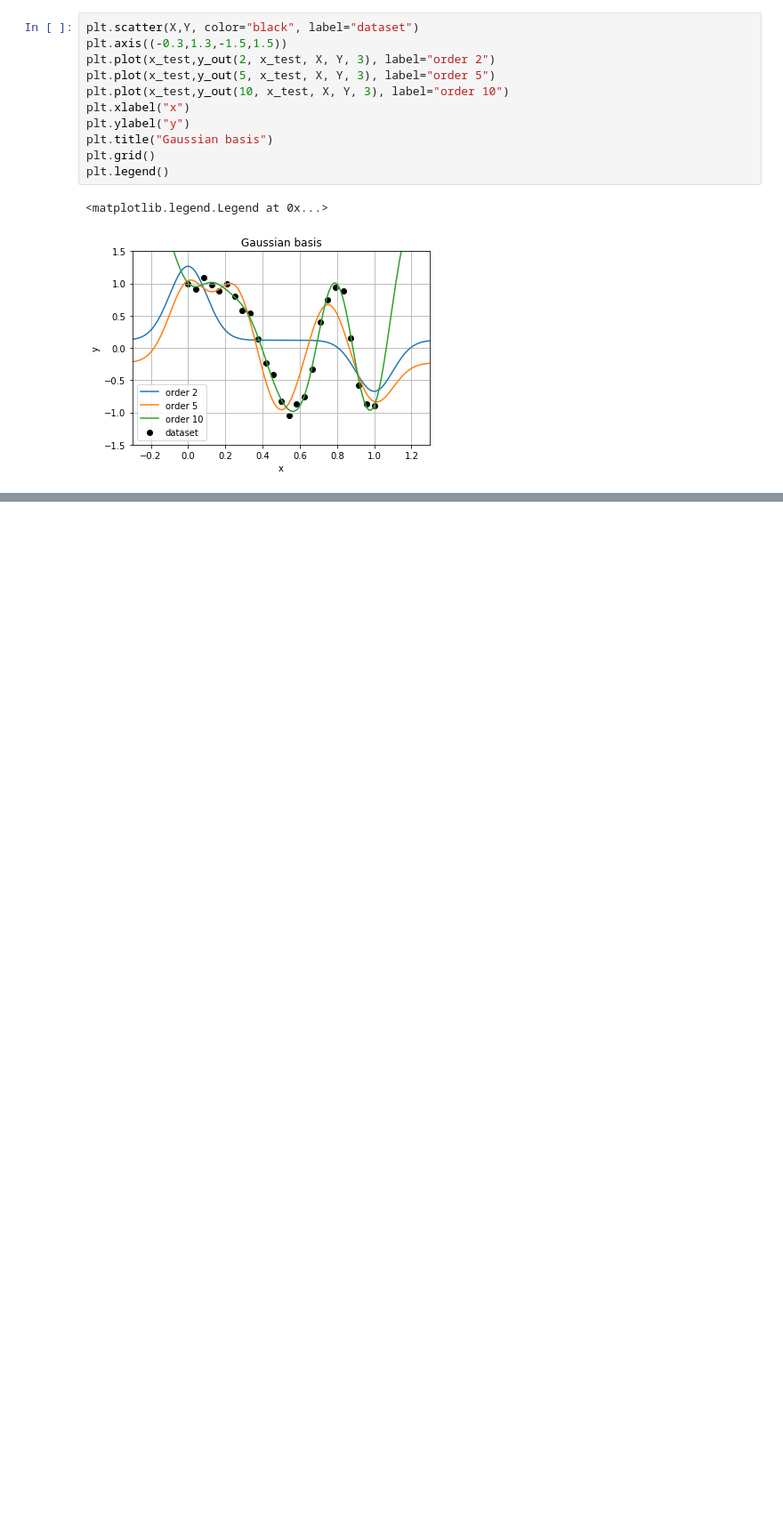
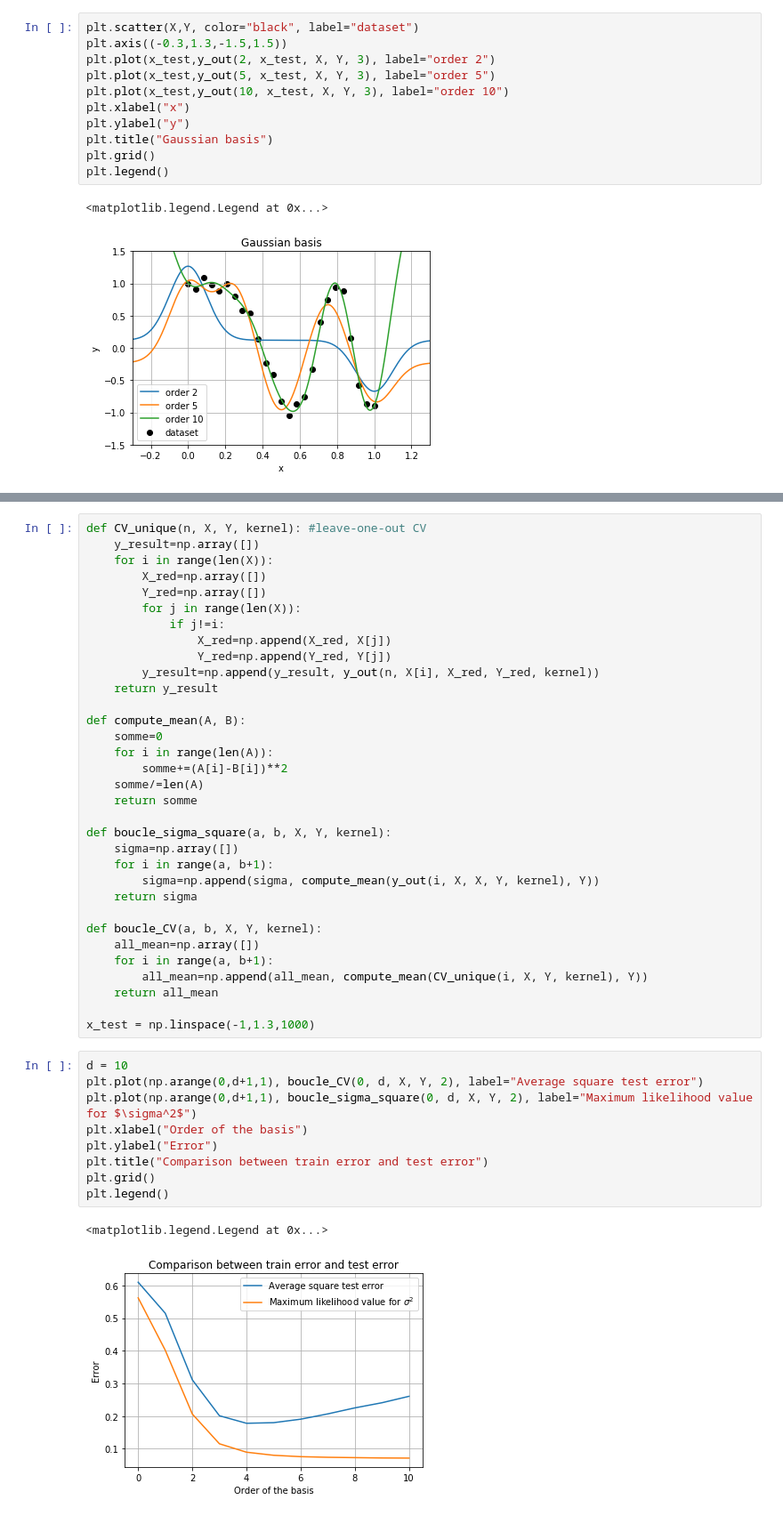
Before and after one commit to StaffG/MLE-MAP, a Jupyter notebook: MLE-MAP.ipynb, the cells around one changed output, grey strips where cells are left out. Shown at 89% size. Saved outputs shown, nothing was run; the diff lists cells and outputs as text; blank space fills up the shorter version.

```diff
--- a/MLE-MAP.ipynb
+++ b/MLE-MAP.ipynb
@@ -281,0 +318,45 @@ There are two terms in the loss function. The first one describes how the model
+# %%
+def CV_unique(n, X, Y, kernel): #leave-one-out CV
+    y_result=np.array([])
+    for i in range(len(X)):
+        X_red=np.array([])
+        Y_red=np.array([])
+        for j in range(len(X)):
+            if j!=i:
+                X_red=np.append(X_red, X[j])
+                Y_red=np.append(Y_red, Y[j])
+        y_result=np.append(y_result, y_out(n, X[i], X_red, Y_red, kernel))
+    return y_result
+
+def compute_mean(A, B):
+    somme=0
+    for i in range(len(A)):
+        somme+=(A[i]-B[i])**2
+    somme/=len(A)
+    return somme
+
+def boucle_sigma_square(a, b, X, Y, kernel):
+    sigma=np.array([])
+    for i in range(a, b+1):
+        sigma=np.append(sigma, compute_mean(y_out(i, X, X, Y, kernel), Y))
+    return sigma
+
+def boucle_CV(a, b, X, Y, kernel):
+    all_mean=np.array([])
+    for i in range(a, b+1):
+        all_mean=np.append(all_mean, compute_mean(CV_unique(i, X, Y, kernel), Y))
+    return all_mean
+
+x_test = np.linspace(-1,1.3,1000)
+# %%
+d = 10
+plt.plot(np.arange(0,d+1,1), boucle_CV(0, d, X, Y, 2), label="Average square test error")
+plt.plot(np.arange(0,d+1,1), boucle_sigma_square(0, d, X, Y, 2), label="Maximum likelihood value for $\sigma^2$")
+plt.xlabel("Order of the basis")
+plt.ylabel("Error")
+plt.title("Comparison between train error and test error")
+plt.grid()
+plt.legend()
+# %% [output]
+<matplotlib.legend.Legend at 0x...>
+[figure, added]
```
Also changed, not shown: parts of 4 cells of this notebook.
